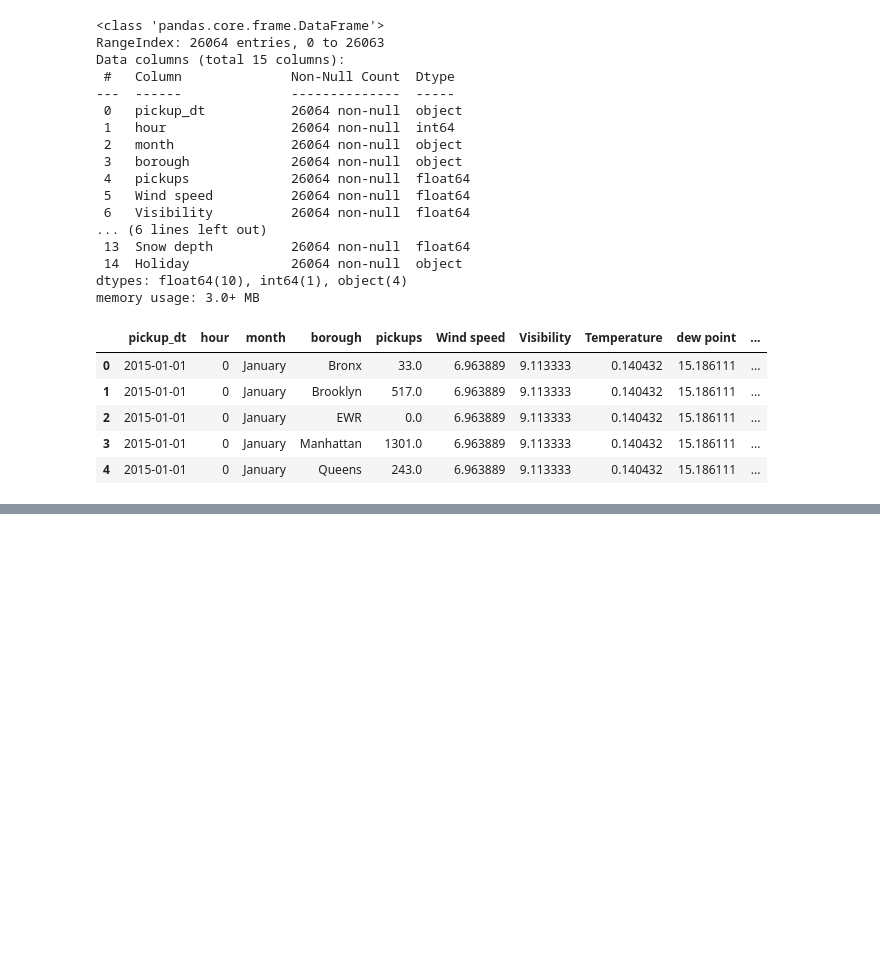
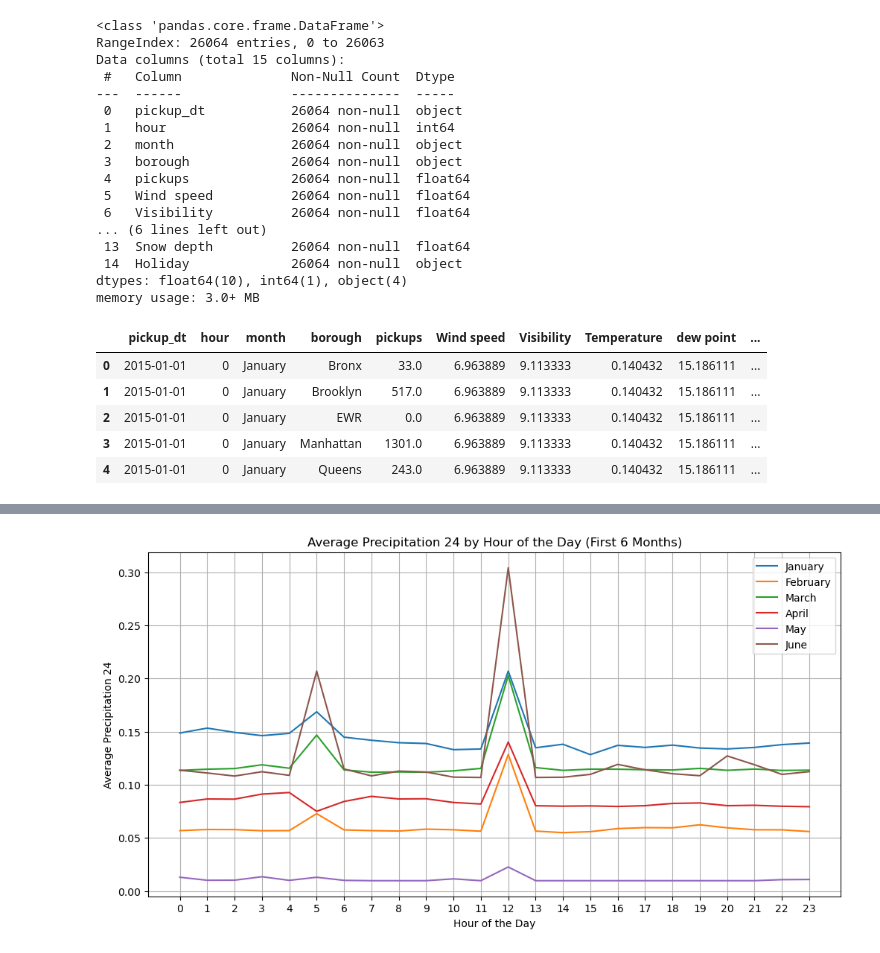
Before and after one commit to Jherza-X/Project1-Group9, a Jupyter notebook: Uber-Weather-Project/project-1 - Q3.ipynb, the cells around one changed output, grey strips where cells are left out. Cells and saved outputs as stored; diff of their text form; code cells hidden in the pictures; blank space fills up the shorter version.

```diff
--- a/Uber-Weather-Project/project-1 - Q3.ipynb
+++ b/Uber-Weather-Project/project-1 - Q3.ipynb
@@ -117,0 +155,21 @@ for borough in boroughs:
+# %%
+# Group the data by month and hour of the day and calculate the average Precipitation 24
+Precipitation_24_monthly_data = df.groupby(['month', 'hour'])['Precipitation 24'].mean()
+
+# Plot for each month and for entire boroughs
+months = df['month'].unique()
+plt.figure(figsize=(12, 6))
+for month in months:
+    monthly_data = Precipitation_24_monthly_data[month]
+    plt.plot(monthly_data.index, monthly_data, label=f'{month}')
+
+plt.title('Average Precipitation 24 by Hour of the Day (First 6 Months)')
+plt.xlabel('Hour of the Day')
+plt.ylabel('Average Precipitation 24')
+plt.grid(True)
+plt.xticks(range(24))
+plt.legend()
+plt.savefig(f"Images/Precipitation_24")
+plt.show()
+# %% [output]
+[figure, added]
```
Also changed, not shown: parts of 4 cells of this notebook, 9 other files.
